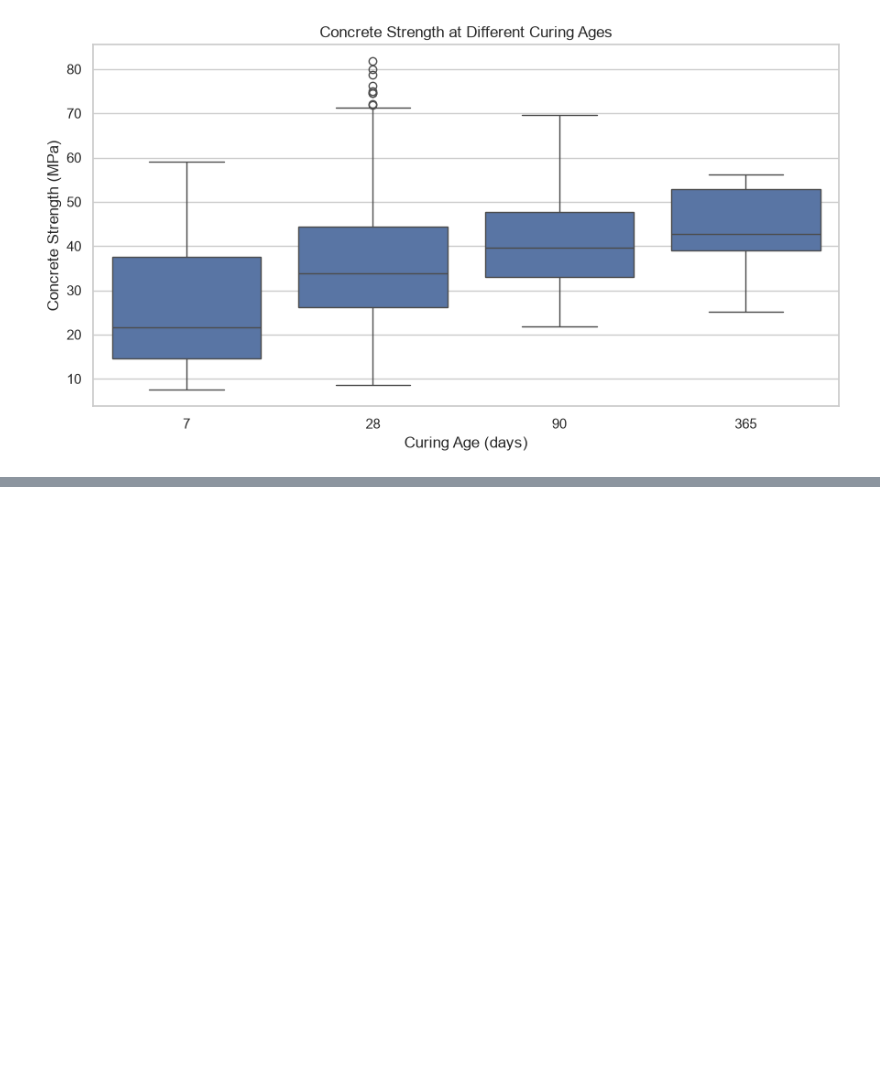
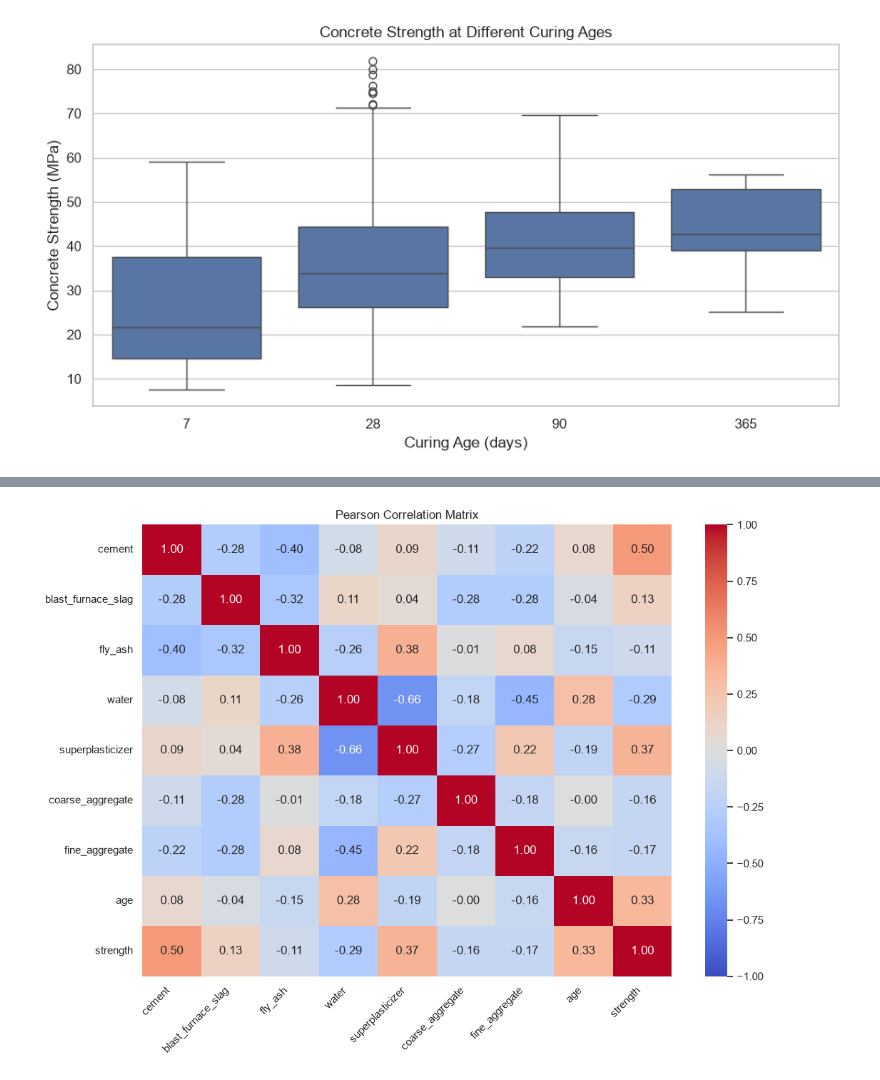
Before and after one commit to SandamiUpeksha/concrete-strength, a Jupyter notebook: notebooks/03_statistical_analysis.ipynb, the cells around one changed output, grey strips where cells are left out. Drawn from its saved outputs; the diff is of its cells as text; code cells hidden in the pictures; blank space fills up the shorter version.

Commit message:
Complete Pearson correlation analysis

```diff
--- a/notebooks/03_statistical_analysis.ipynb
+++ b/notebooks/03_statistical_analysis.ipynb
@@ -316,0 +462,5 @@ Further statistical analysis is required to understand the relationship between
+# %%
+# Calculate Pearson correlation matrix
+corr_matrix = df.corr(method="pearson")
+# Display correlations
+display(corr_matrix.round(3))
@@ -316,0 +515,27 @@ Further statistical analysis is required to understand the relationship between
+# %%
+plt.figure(figsize=(11, 8))
+
+sns.heatmap(
+    corr_matrix,
+    annot=True,
+    fmt=".2f",
+    cmap="coolwarm",
+    vmin=-1,
+    vmax=1,
+    center=0
+)
+
+plt.title("Pearson Correlation Matrix")
+plt.xticks(rotation=45, ha="right")
+plt.yticks(rotation=0)
+
+plt.tight_layout()
+
+plt.savefig(
+    fig_dir / "correlation_heatmap.png",
+    dpi=300
+)
+
+plt.show()
+# %% [output]
+[figure, added]
```
Also changed, not shown: parts of 12 cells of this notebook, 3 other files.
